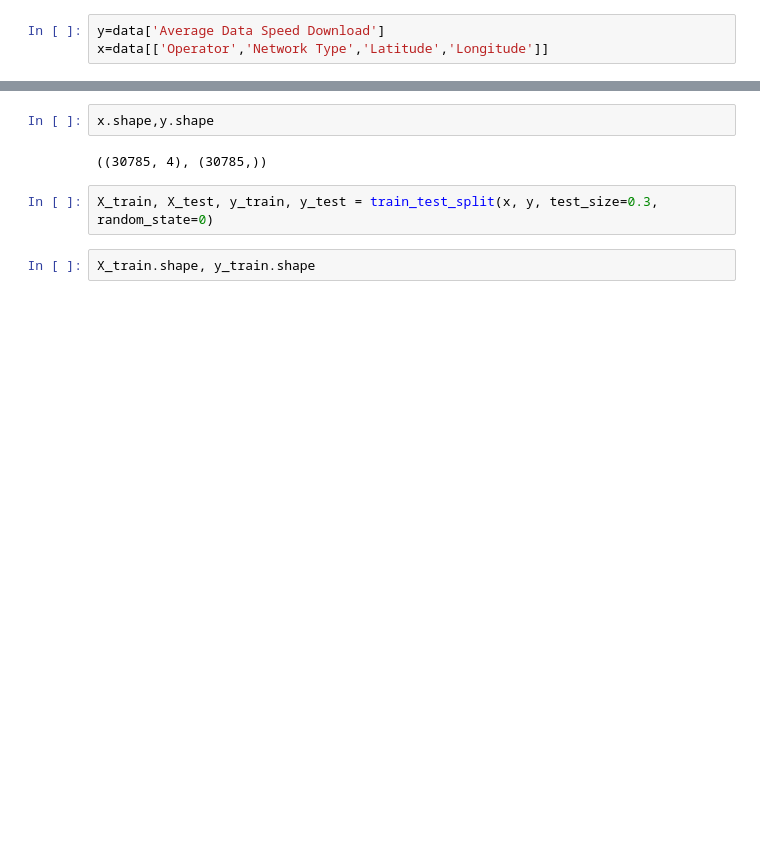
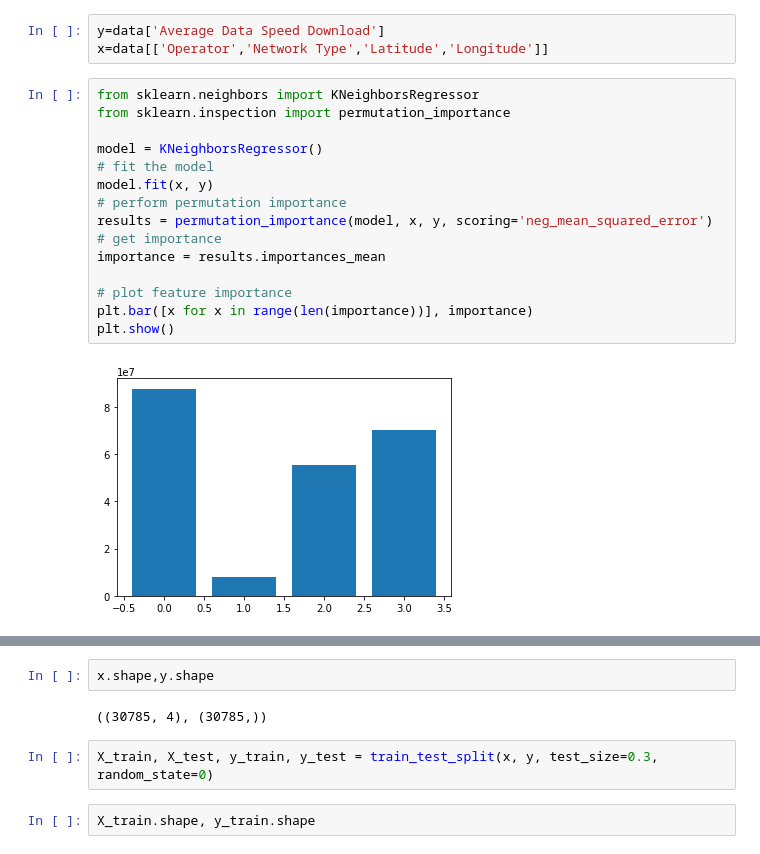
Before and after one commit to llohar/Project_6, a Jupyter notebook: Project6_soln.ipynb, the cells around one changed output, grey strips where cells are left out. Cells and saved outputs as stored; diff of their text form; blank space fills up the shorter version.

```diff
--- a/Project6_soln.ipynb
+++ b/Project6_soln.ipynb
@@ -399,3 +399,20 @@ data.corr()
 # %%
 y=data['Average Data Speed Download']
 x=data[['Operator','Network Type','Latitude','Longitude']]
+# %%
+from sklearn.neighbors import KNeighborsRegressor
+from sklearn.inspection import permutation_importance
+
+model = KNeighborsRegressor()
+# fit the model
+model.fit(x, y)
+# perform permutation importance
+results = permutation_importance(model, x, y, scoring='neg_mean_squared_error')
+# get importance
+importance = results.importances_mean
+
+# plot feature importance
+plt.bar([x for x in range(len(importance))], importance)
+plt.show()
+# %% [output]
+[figure, added]
```
Also changed, not shown: parts of 11 cells of this notebook.
